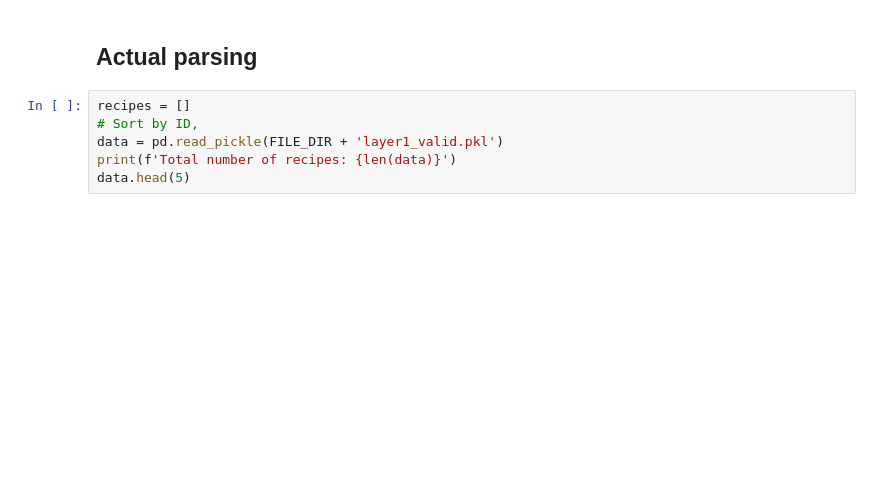
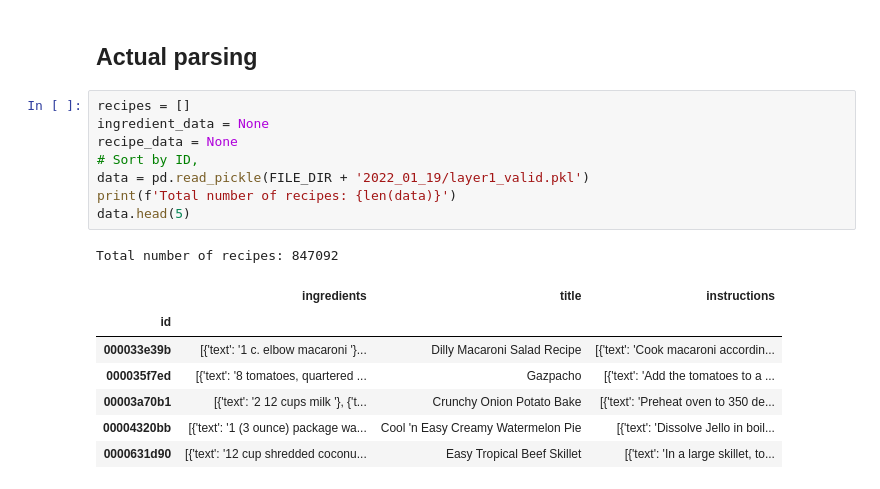
Before and after one commit to mscholl96/mad-recime, a Jupyter notebook: data/recipe1M/parser/parser.ipynb, the cells around one changed output. Cells and saved outputs as stored; diff of their text form; blank space fills up the shorter version.

```diff
--- a/data/recipe1M/parser/parser.ipynb
+++ b/data/recipe1M/parser/parser.ipynb
@@ -78,8 +111,19 @@ recipe_mod.head(5)
 ## Actual parsing
 # %%
 recipes = []
+ingredient_data = None
+recipe_data = None
 # Sort by ID,
-data = pd.read_pickle(FILE_DIR + 'layer1_valid.pkl')
+data = pd.read_pickle(FILE_DIR + '2022_01_19/layer1_valid.pkl')
 print(f'Total number of recipes: {len(data)}')
 data.head(5)
+# %% [output]
+Total number of recipes: 847092
+|  | ingredients | title | instructions |
+| id |  |  |  |
+| 000033e39b | [{'text': '1 c. elbow macaroni '}... | Dilly Macaroni Salad Recipe | [{'text': 'Cook macaroni accordin... |
+| 000035f7ed | [{'text': '8 tomatoes, quartered ... | Gazpacho | [{'text': 'Add the tomatoes to a ... |
+| 00003a70b1 | [{'text': '2 12 cups milk '}, {'t... | Crunchy Onion Potato Bake | [{'text': 'Preheat oven to 350 de... |
+| 00004320bb | [{'text': '1 (3 ounce) package wa... | Cool 'n Easy Creamy Watermelon Pie | [{'text': 'Dissolve Jello in boil... |
+| 0000631d90 | [{'text': '12 cup shredded coconu... | Easy Tropical Beef Skillet | [{'text': 'In a large skillet, to... |
 # %%
```
Also changed, not shown: parts of 8 cells of this notebook.
